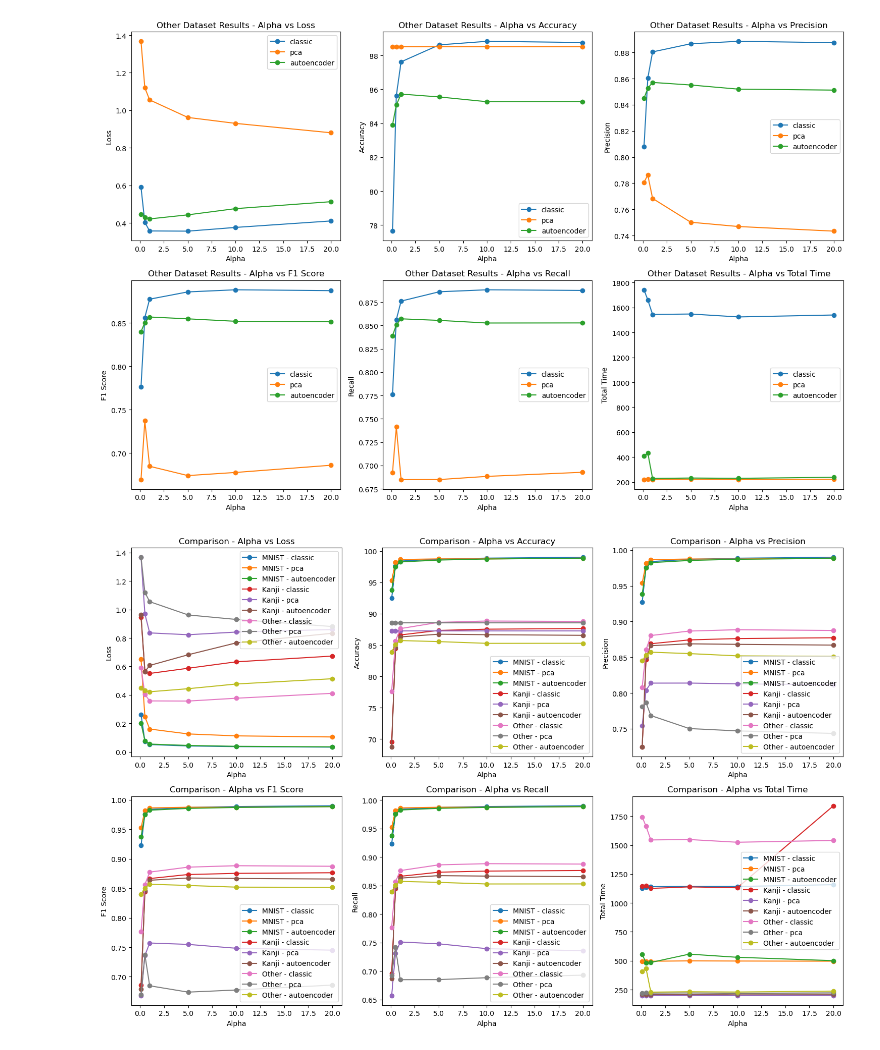
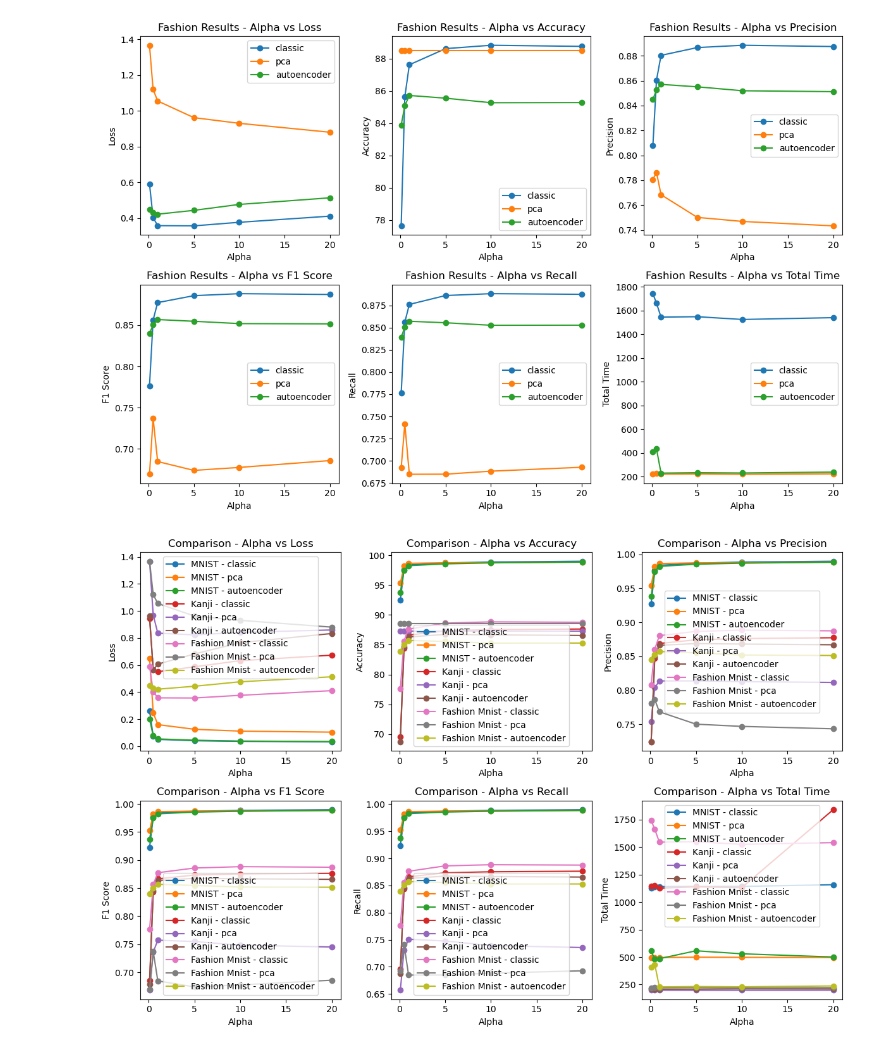
Before and after one commit to Seouless29/Federated-Dimensionality-Reduction, a Jupyter notebook: plot.ipynb, the cells around one changed output. Cells and saved outputs as stored; diff of their text form; code cells hidden in the pictures.

```diff
--- a/plot.ipynb
+++ b/plot.ipynb
@@ -48,7 +48,7 @@ def print_results(results, title):
         print("  Total Time:", total_time)
 
 def plot_results(results, title, filename):
-    plt.figure(figsize=(15, 10))
+    plt.figure(figsize=(12, 8))
     metrics_names = ["Loss", "Accuracy", "Precision", "F1 Score", "Recall", "Total Time"]
     for i, metric in enumerate(metrics_names):
         plt.subplot(2, 3, i + 1)
@@ -65,7 +65,7 @@ def plot_results(results, title, filename):
     plt.show()
 
 def compare_datasets(dataset_results, dataset_names, filename):
-    plt.figure(figsize=(15, 10))
+    plt.figure(figsize=(12, 8))
     metrics_names = ["Loss", "Accuracy", "Precision", "F1 Score", "Recall", "Total Time"]
     for i, metric in enumerate(metrics_names):
         plt.subplot(2, 3, i + 1)
@@ -87,8 +87,20 @@ plot_results(mnistAlphasNoCluster, "MNIST Results", "mnist_results.png")
 
 plot_results(kanjiMnistlphasNoCluster, "Kanji Results", "kanji_results.png")
 
-plot_results(fashionMnistAlphasNoCluster, "Other Dataset Results", "fashion_results.png")
+plot_results(fashionMnistAlphasNoCluster, "Fashion Results", "fashion_results.png")
 
 # Compare across datasets
-compare_datasets([mnistAlphasNoCluster, kanjiMnistlphasNoCluster, fashionMnistAlphasNoCluster], ["MNIST", "Kanji", "Other"], "comparison_results.png")
+compare_datasets([mnistAlphasNoCluster, kanjiMnistlphasNoCluster, fashionMnistAlphasNoCluster], ["MNIST", "Kanji", "Fashion Mnist"], "comparison_results.png")
+
+
+
+# Example Usage
+plot_results(mnistAlphasCluster, "MNIST Results", "mnist_results.png")
+
+plot_results(kanjiMnistAlphasCluster, "Kanji Results", "kanji_results.png")
+
+plot_results(fashionMnistAlphasCluster, "Fashion Results", "fashion_results.png")
+
+# Compare across datasets
+compare_datasets([mnistAlphasCluster, kanjiMnistAlphasCluster, fashionMnistAlphasCluster], ["MNIST", "Kanji", "Fashion Mnist"], "comparison_results.png")
 # %% [output]
@@ -97,2 +109,2 @@ compare_datasets([mnistAlphasNoCluster, kanjiMnistlphasNoCluster, fashionMnistAl
-[figure, old version]
+[figure, new version]
-[figure, old version]
+[figure, new version]
```
Also changed, not shown: parts of 2 cells of this notebook, 12 other files.
